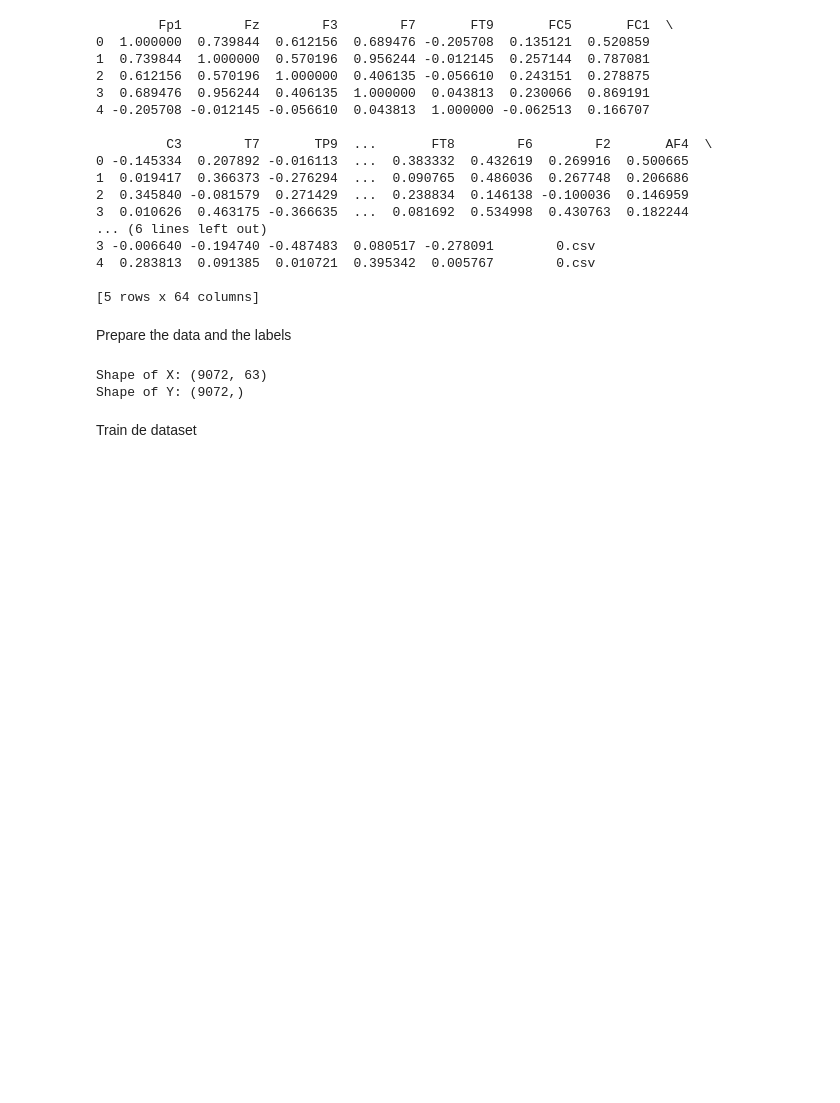
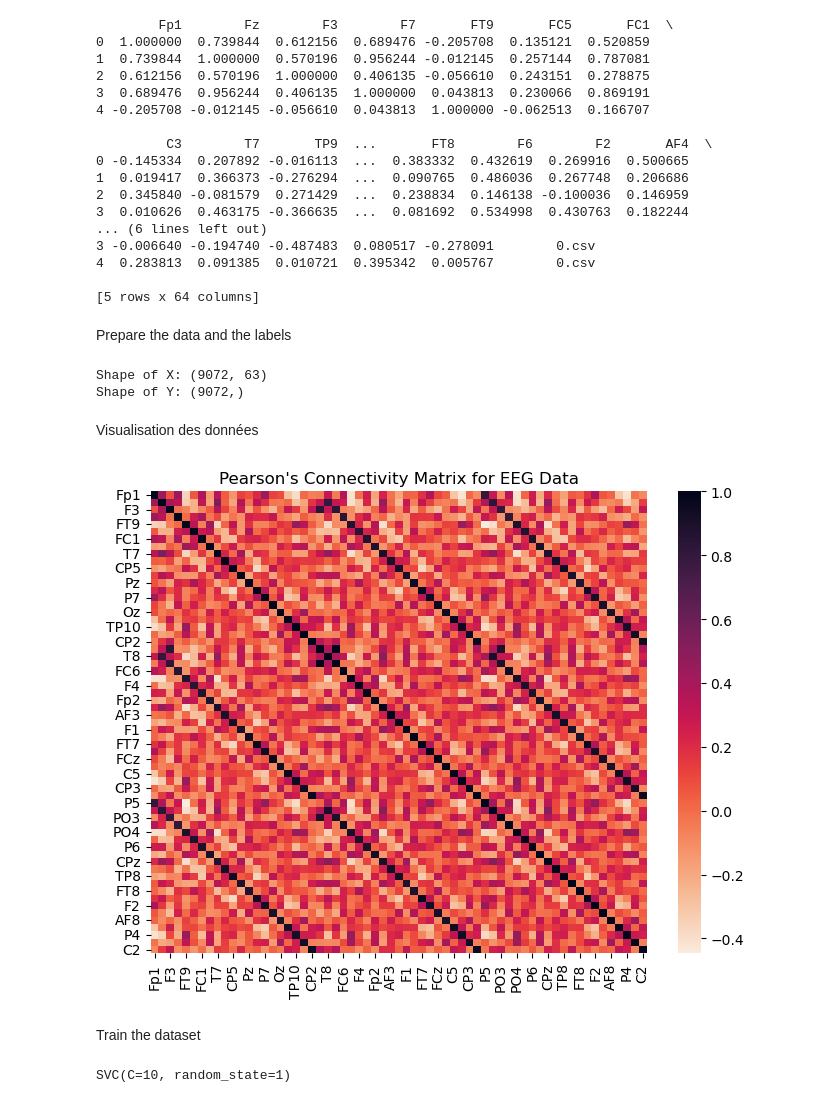
Before and after one commit to LeleDMT/Article-replication, a Jupyter notebook: ayahuasca.ipynb, the cells around one changed output. Drawn from its saved outputs; the diff is of its cells as text; code cells hidden in the pictures; blank space fills up the shorter version.

```diff
--- a/ayahuasca.ipynb
+++ b/ayahuasca.ipynb
@@ -60,12 +82,34 @@ print(f"Shape of Y: {Y.shape}")
 # %% [output]
 Shape of X: (9072, 63)
 Shape of Y: (9072,)
+# %% [markdown]
+Visualisation des données
+# %%
+correlation_matrix = X.corr()
+
+# Visualize the Pearson correlation matrix using Seaborn heatmap
+plt.figure(figsize=(8, 6))
+sns.heatmap(correlation_matrix, fmt='',cmap='rocket_r')
+
+plt.title("Pearson's Connectivity Matrix for EEG Data")
+plt.show()
+# %% [output]
+[figure, added]
 # %% [markdown]
-Train de dataset
+Train the dataset
 # %%
+
 X_train, X_test, y_train, y_test = train_test_split(X, Y, test_size=0.25)
-
-
 scaler = StandardScaler()
 X_train = scaler.fit_transform(X_train)
 X_test = scaler.transform(X_test)
+
+X_combined_std = np.vstack((X_train, X_test))
+y_combined = np.hstack((y_train, y_test))
+y_combined = y_combined.astype(np.int_)
+
+
+svm = SVC(kernel='rbf', C=10, gamma ='scale', random_state=1)
+svm.fit(X_train, y_train)
+# %% [output]
+SVC(C=10, random_state=1)
```
Also changed, not shown: parts of 10 cells of this notebook.
